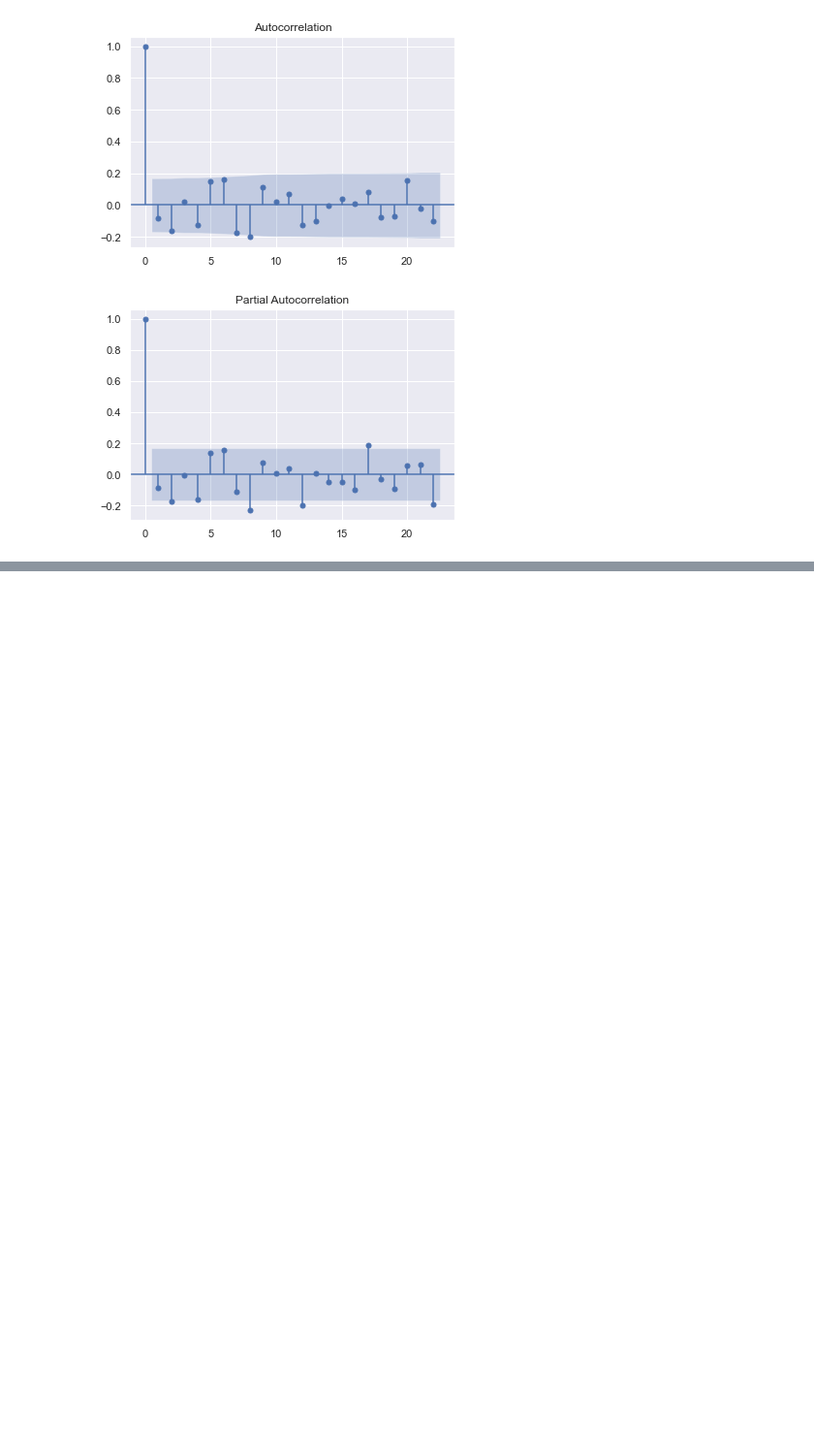
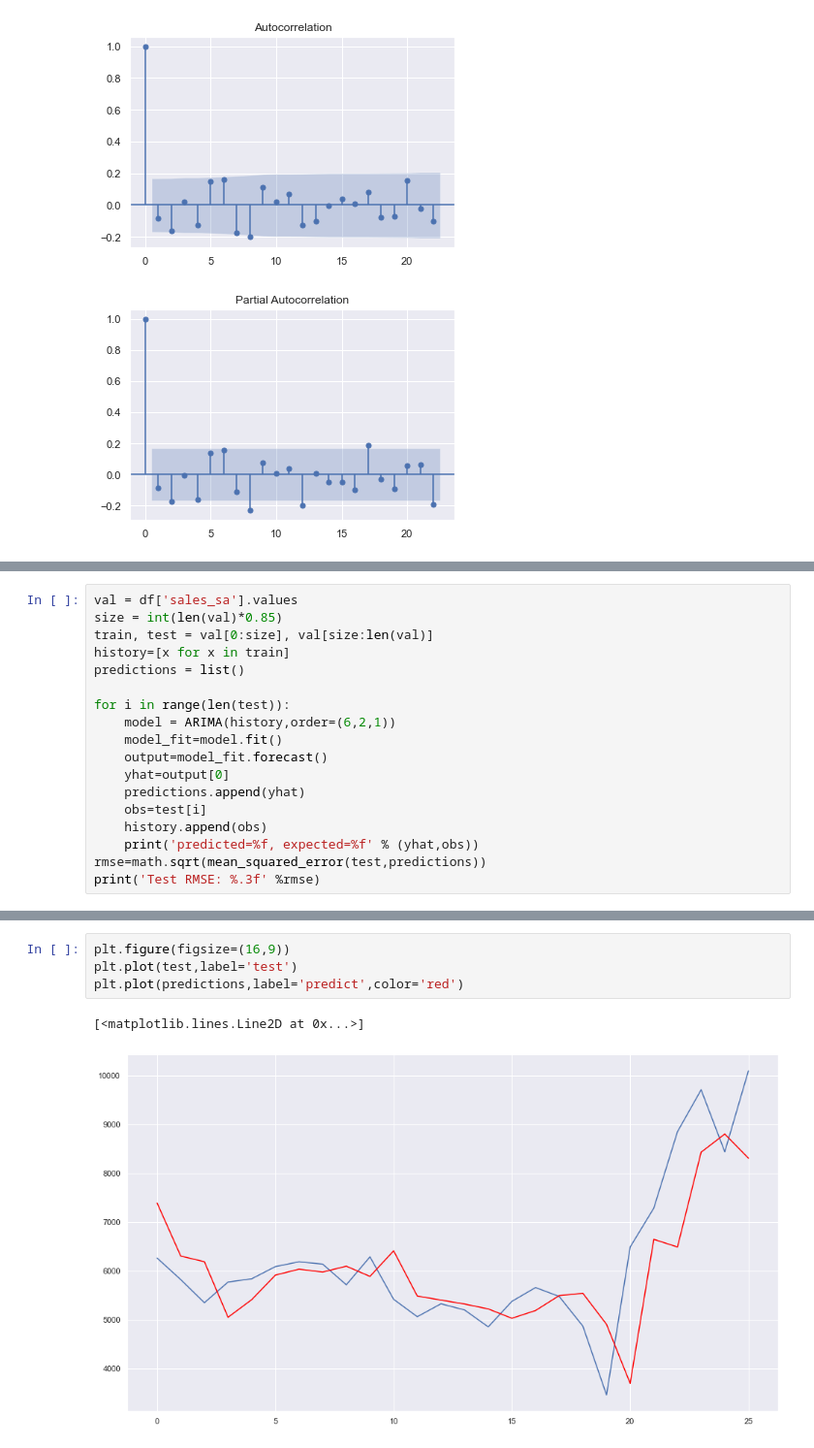
Before and after one commit to doublebigmak/housing_stats, a Jupyter notebook: forecasting/forecast_2022.ipynb, the cells around one changed output, grey strips where cells are left out. Shown at 97% size. Cells and saved outputs as stored; diff of their text form; blank space fills up the shorter version.

Commit message:
update forecast 2022

```diff
--- a/forecasting/forecast_2022.ipynb
+++ b/forecasting/forecast_2022.ipynb
@@ -204,0 +337,18 @@ print(model_fit.summary())
+# %%
+val = df['sales_sa'].values
+size = int(len(val)*0.85)
+train, test = val[0:size], val[size:len(val)]
+history=[x for x in train]
+predictions = list()
+
+for i in range(len(test)):
+    model = ARIMA(history,order=(6,2,1))
+    model_fit=model.fit()
+    output=model_fit.forecast()
+    yhat=output[0]
+    predictions.append(yhat)
+    obs=test[i]
+    history.append(obs)
+    print('predicted=%f, expected=%f' % (yhat,obs))
+rmse=math.sqrt(mean_squared_error(test,predictions))
+print('Test RMSE: %.3f' %rmse)
@@ -204,0 +383,7 @@ print(model_fit.summary())
+# %%
+plt.figure(figsize=(16,9))
+plt.plot(test,label='test')
+plt.plot(predictions,label='predict',color='red')
+# %% [output]
+[<matplotlib.lines.Line2D at 0x...>]
+[figure, added]
```
Also changed, not shown: parts of 37 cells of this notebook.
